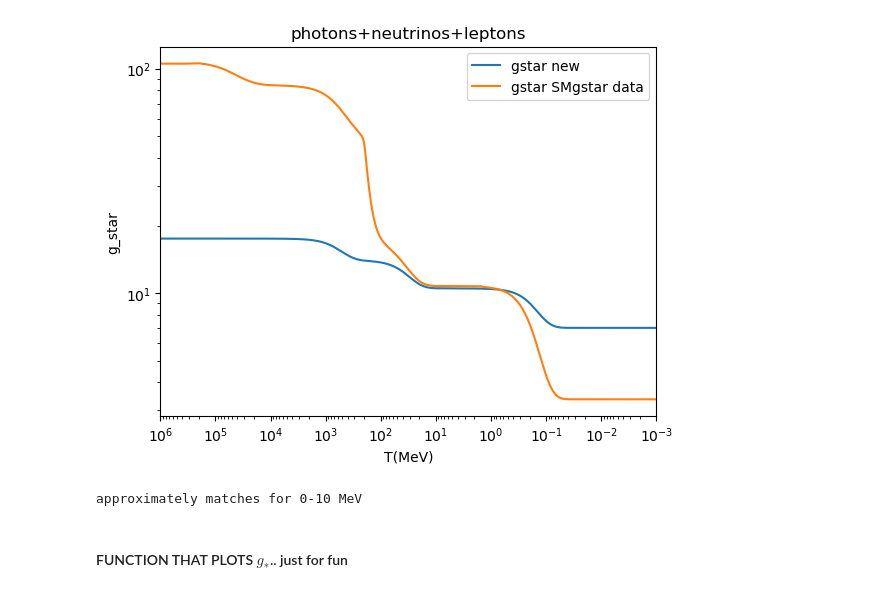
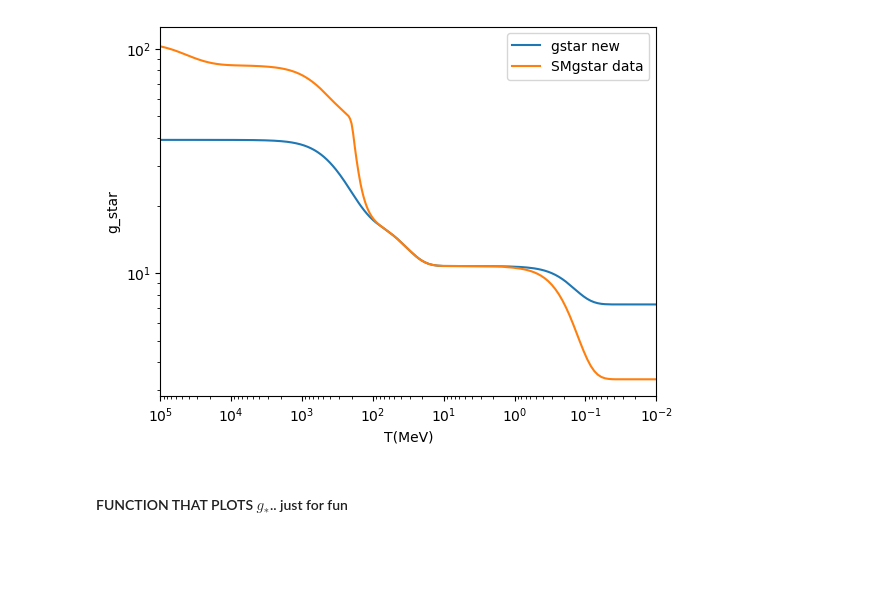
Before and after one commit to emmahorner/new_QCD, a Jupyter notebook: calculating gstar (gstar and density function).ipynb, the cells around one changed output. Saved outputs shown, nothing was run; the diff lists cells and outputs as text; code cells hidden in the pictures; blank space fills up the shorter version.

Commit message:
fixed bosons

```diff
--- a/calculating gstar (gstar and density function).ipynb
+++ b/calculating gstar (gstar and density function).ipynb
@@ -15,3 +10,25 @@ So i have created a funciton for $\rho$ "density" that inputs T and an matrix of
+# %%
+#mass values
+#fermions
+m_e = 0.511
+m_mu = 105.7
+m_tau = 1777
+ve = 0
+vmu = 0
+vtau = 0
+proton = 938.272
+neutron = 939.565
+
+#bosons
+pion_pm = 139.57039
+pion_0 = 134.9768
+kaon_pm = 493.677
+kaon_0 = 497.613
+eta = 547.862
+eta_p = 957.78
+rho_pm = 775.11
+rho_0 = 775.26
+##maybe make a huge list of all the particles and then be like if mass is less than 1 Gev then for i in range mass, g, in LIST OF PARTICLES
 # %%
 @nb.jit(nopython=True)
 def fermion_integrand(x, m, T):
@@ -58,26 +74,22 @@ T=500 MeV: photons+neutrinos+leptons g*= 15.262174669659451
 # %%
-T = np.loadtxt("SMgstar-Copy1.dat", usecols = 0, unpack = True)
-gstar_old = np.loadtxt("SMgstar-Copy1.dat", usecols = 1, unpack = True)
-#print(T)
+T = np.loadtxt("SMgstar.dat", usecols = 0, unpack = True)
+gstar_old = np.loadtxt("SMgstar.dat", usecols = 1, unpack = True)
 gstar_plot_vals = np.zeros(len(T))
 
 for i in range(len(T)):
-    gstar_plot_vals[i] = gstar(T[i], normal_phase)
-#print(gstar_plot_vals)
+    gstar_plot_vals[i] = gstar(T[i], fermions, bosons)
+
 
 plt.figure()
 plt.loglog(T, gstar_plot_vals)
 plt.loglog(T, gstar_old)
-plt.xlim(1e6,1e-3)
+plt.xlim(1e5,1e-2)
 plt.ylabel('g_star')
 plt.xlabel('T(MeV)')
-plt.title('photons+neutrinos+leptons')
-plt.legend(['gstar new', 'gstar SMgstar data'])
+plt.legend(['gstar new', 'SMgstar data'])
 plt.show()
-print('approximately matches for 0-10 MeV')
 # %% [output]
-[figure, old version]
+[figure, new version]
-approximately matches for 0-10 MeV
 # %% [markdown]
 #### FUNCTION THAT PLOTS $g_*$.. just for fun
 # %%
```
Also changed, not shown: parts of 13 cells of this notebook.
